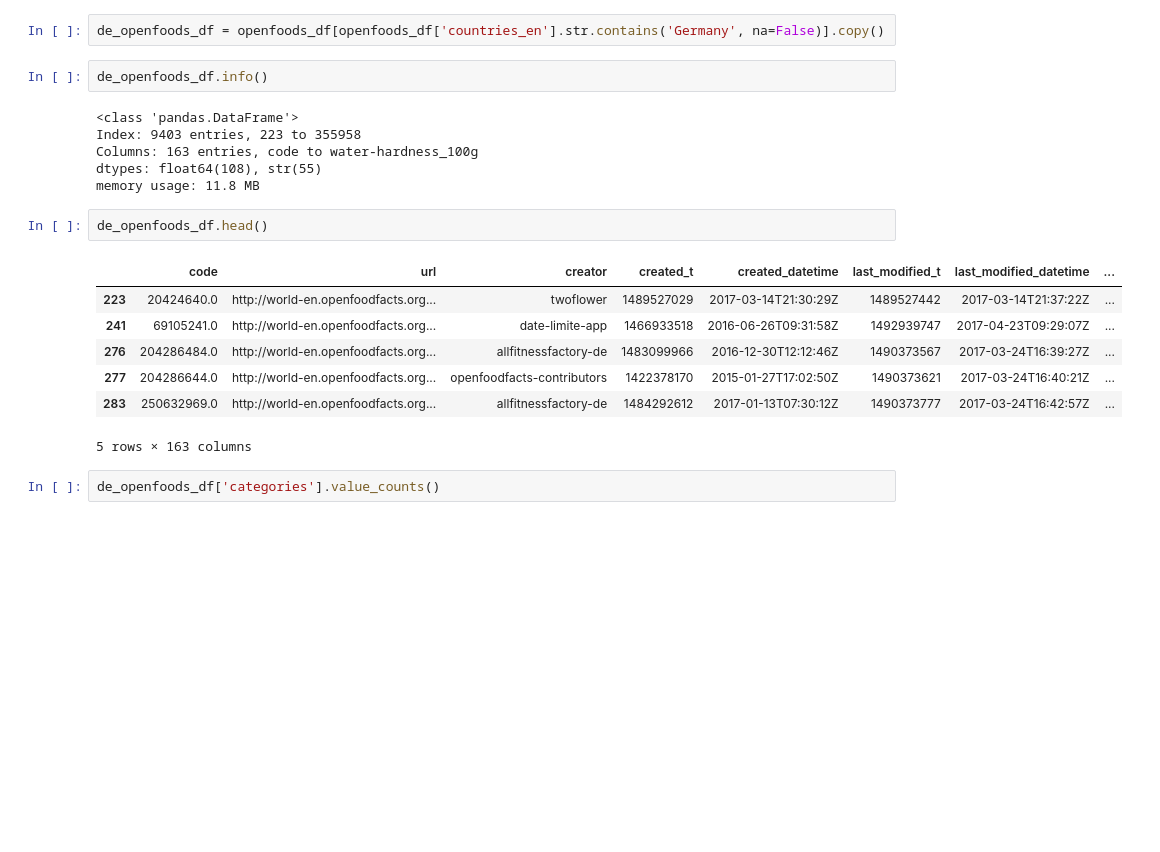
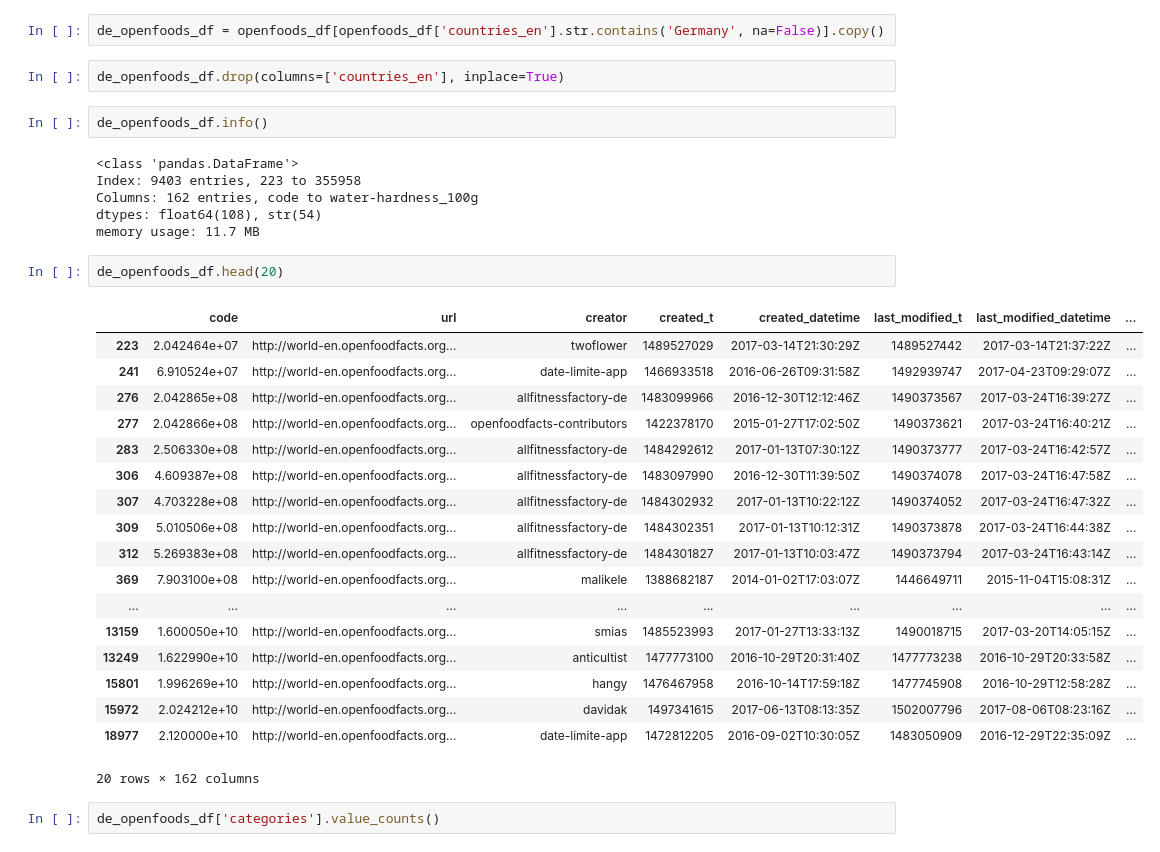
Before and after one commit to radtkedominique/WDS24A_Sem4_Nakou, a Jupyter notebook: EDA_OpenFoodFacts.ipynb, the cells around one changed output. Cells and saved outputs as stored; diff of their text form; blank space fills up the shorter version.

```diff
--- a/EDA_OpenFoodFacts.ipynb
+++ b/EDA_OpenFoodFacts.ipynb
@@ -35,24 +35,37 @@ China,Hong Kong             1
 Name: count, Length: 779, dtype: int64
 # %%
 de_openfoods_df = openfoods_df[openfoods_df['countries_en'].str.contains('Germany', na=False)].copy()
+# %%
+de_openfoods_df.drop(columns=['countries_en'], inplace=True)
 # %%
 de_openfoods_df.info()
 # %% [output]
 <class 'pandas.DataFrame'>
 Index: 9403 entries, 223 to 355958
-Columns: 163 entries, code to water-hardness_100g
-dtypes: float64(108), str(55)
-memory usage: 11.8 MB
+Columns: 162 entries, code to water-hardness_100g
+dtypes: float64(108), str(54)
+memory usage: 11.7 MB
 # %%
-de_openfoods_df.head()
+de_openfoods_df.head(20)
 # %% [output]
 |  | code | url | creator | created_t | created_datetime | last_modified_t | last_modified_datetime | ... |
-| 223 | 20424640.0 | http://world-en.openfoodfacts.org... | twoflower | 1489527029 | 2017-03-14T21:30:29Z | 1489527442 | 2017-03-14T21:37:22Z | ... |
-| 241 | 69105241.0 | http://world-en.openfoodfacts.org... | date-limite-app | 1466933518 | 2016-06-26T09:31:58Z | 1492939747 | 2017-04-23T09:29:07Z | ... |
-| 276 | 204286484.0 | http://world-en.openfoodfacts.org... | allfitnessfactory-de | 1483099966 | 2016-12-30T12:12:46Z | 1490373567 | 2017-03-24T16:39:27Z | ... |
-| 277 | 204286644.0 | http://world-en.openfoodfacts.org... | openfoodfacts-contributors | 1422378170 | 2015-01-27T17:02:50Z | 1490373621 | 2017-03-24T16:40:21Z | ... |
-| 283 | 250632969.0 | http://world-en.openfoodfacts.org... | allfitnessfactory-de | 1484292612 | 2017-01-13T07:30:12Z | 1490373777 | 2017-03-24T16:42:57Z | ... |
+| 223 | 2.042464e+07 | http://world-en.openfoodfacts.org... | twoflower | 1489527029 | 2017-03-14T21:30:29Z | 1489527442 | 2017-03-14T21:37:22Z | ... |
+| 241 | 6.910524e+07 | http://world-en.openfoodfacts.org... | date-limite-app | 1466933518 | 2016-06-26T09:31:58Z | 1492939747 | 2017-04-23T09:29:07Z | ... |
+| 276 | 2.042865e+08 | http://world-en.openfoodfacts.org... | allfitnessfactory-de | 1483099966 | 2016-12-30T12:12:46Z | 1490373567 | 2017-03-24T16:39:27Z | ... |
+| 277 | 2.042866e+08 | http://world-en.openfoodfacts.org... | openfoodfacts-contributors | 1422378170 | 2015-01-27T17:02:50Z | 1490373621 | 2017-03-24T16:40:21Z | ... |
+| 283 | 2.506330e+08 | http://world-en.openfoodfacts.org... | allfitnessfactory-de | 1484292612 | 2017-01-13T07:30:12Z | 1490373777 | 2017-03-24T16:42:57Z | ... |
+| 306 | 4.609387e+08 | http://world-en.openfoodfacts.org... | allfitnessfactory-de | 1483097990 | 2016-12-30T11:39:50Z | 1490374078 | 2017-03-24T16:47:58Z | ... |
+| 307 | 4.703228e+08 | http://world-en.openfoodfacts.org... | allfitnessfactory-de | 1484302932 | 2017-01-13T10:22:12Z | 1490374052 | 2017-03-24T16:47:32Z | ... |
+| 309 | 5.010506e+08 | http://world-en.openfoodfacts.org... | allfitnessfactory-de | 1484302351 | 2017-01-13T10:12:31Z | 1490373878 | 2017-03-24T16:44:38Z | ... |
+| 312 | 5.269383e+08 | http://world-en.openfoodfacts.org... | allfitnessfactory-de | 1484301827 | 2017-01-13T10:03:47Z | 1490373794 | 2017-03-24T16:43:14Z | ... |
+| 369 | 7.903100e+08 | http://world-en.openfoodfacts.org... | malikele | 1388682187 | 2014-01-02T17:03:07Z | 1446649711 | 2015-11-04T15:08:31Z | ... |
+| ... | ... | ... | ... | ... | ... | ... | ... | ... |
+| 13159 | 1.600050e+10 | http://world-en.openfoodfacts.org... | smias | 1485523993 | 2017-01-27T13:33:13Z | 1490018715 | 2017-03-20T14:05:15Z | ... |
+| 13249 | 1.622990e+10 | http://world-en.openfoodfacts.org... | anticultist | 1477773100 | 2016-10-29T20:31:40Z | 1477773238 | 2016-10-29T20:33:58Z | ... |
+| 15801 | 1.996269e+10 | http://world-en.openfoodfacts.org... | hangy | 1476467958 | 2016-10-14T17:59:18Z | 1477745908 | 2016-10-29T12:58:28Z | ... |
+| 15972 | 2.024212e+10 | http://world-en.openfoodfacts.org... | davidak | 1497341615 | 2017-06-13T08:13:35Z | 1502007796 | 2017-08-06T08:23:16Z | ... |
+| 18977 | 2.120000e+10 | http://world-en.openfoodfacts.org... | date-limite-app | 1472812205 | 2016-09-02T10:30:05Z | 1483050909 | 2016-12-29T22:35:09Z | ... |
-5 rows × 163 columns
+20 rows × 162 columns
 # %%
 de_openfoods_df['categories'].value_counts()
 # %% [output]
```
Also changed, not shown: parts of 7 cells of this notebook.
